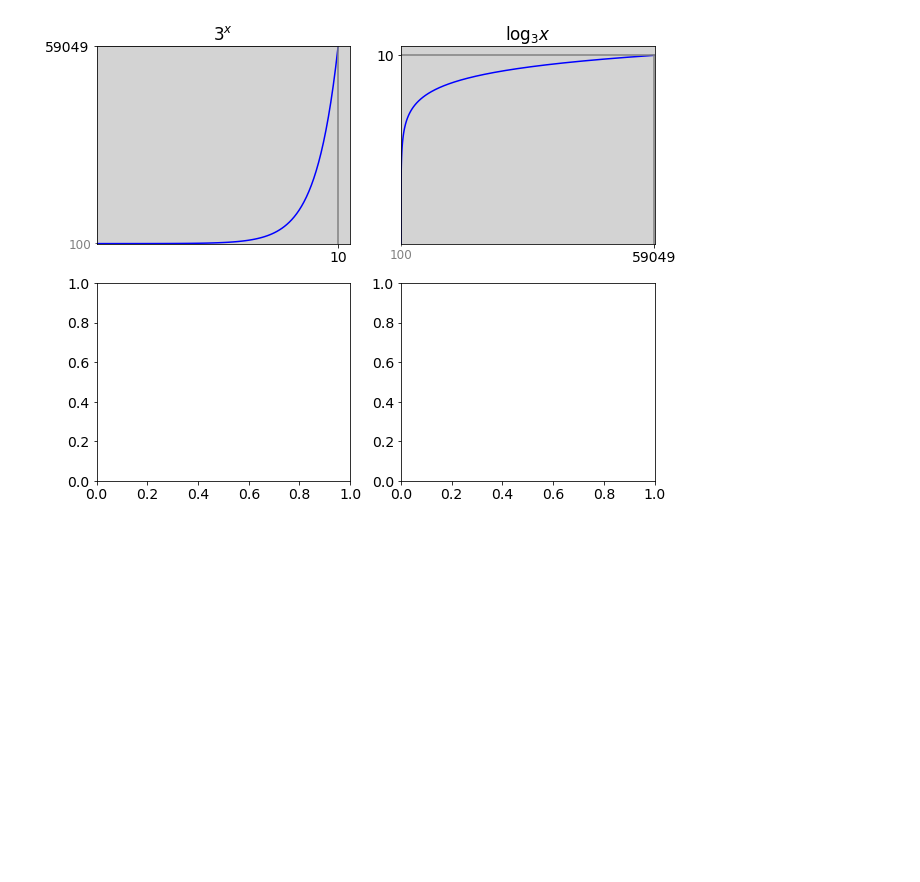
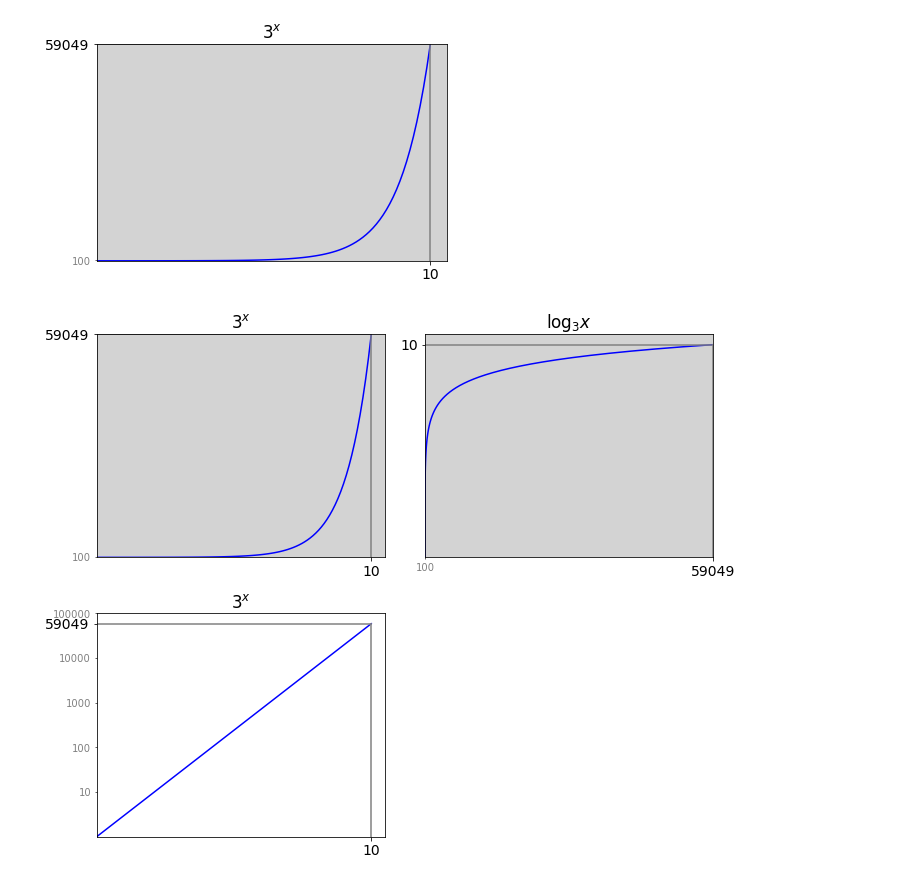
Before and after one commit to gmarkkula/blog, a Jupyter notebook: content/posts/2021_human_logs/human_logs.ipynb, the cells around one changed output. Drawn from its saved outputs; the diff is of its cells as text; code cells hidden in the pictures; blank space fills up the shorter version.

```diff
--- a/content/posts/2021_human_logs/human_logs.ipynb
+++ b/content/posts/2021_human_logs/human_logs.ipynb
@@ -13,12 +13,7 @@ MAX_X = 10
 PLOT_MIN_X = 0
 PLOT_MAX_X = MAX_X + 0.5
 XPOS = np.arange(MIN_X, MAX_X+1)
-XPLOT = np.linspace(MIN_X, MAX_X+1, 100)
 YPOS = np.power(BASE, XPOS)
-YPLOT = np.power(BASE, XPLOT)
-YGRID = 100
-#YPOS = np.log(XPOS) / np.log(LOGBASE)
-#YPLOT = np.log(XPLOT) / np.log(LOGBASE)
 
 
 def make_gif(file_name, full = False):
@@ -42,41 +37,58 @@ def make_gif(file_name, full = False):
         yplot = np.power(BASE, xplot)
         expax.plot(xplot, yplot, 'b-')
         expax.plot(np.full(2, XPOS[i]), (0, YPOS[i]), 'gray')
+        expax.set_yticks((YGRID,), minor=True)
+        expax.set_yticklabels((f'{YGRID}',), minor=True, color='gray', fontsize=FONTSIZE-4)
+        expax.set_yticks((YPOS[i],))
         expax.set_xticks((XPOS[i],))
         expax.plot((0, XPOS[i]), np.full(2, YPOS[i]), 'gray')
-        expax.set_yticks((YPOS[i],))
-        expax.set_yticks((YGRID,), minor=True)
-        expax.set_yticklabels((f'{YGRID}',), minor=True, color='gray', fontsize=FONTSIZE-2)
         expax.set_xlim((PLOT_MIN_X, PLOT_MAX_X))
         expax.set_ylim((0, max_y))
         expax.set_title('$3^x$')
         if full:
             # plot logarithm
             logax.clear()
             logax.vlines(hlines, PLOT_MIN_X, PLOT_MAX_X,  'lightgray')
             logax.plot(yplot, xplot, 'b-')
             logax.plot(np.full(2, YPOS[i]), (0, XPOS[i]), 'gray')
             logax.set_xticks((YPOS[i],))
             logax.plot((0, YPOS[i]), np.full(2, XPOS[i]), 'gray')
             logax.set_yticks((XPOS[i],))
             logax.set_xticks((YGRID,), minor=True)
-            logax.set_xticklabels((f'{YGRID}',), minor=True, color='gray', fontsize=FONTSIZE-2)
+            logax.set_xticklabels((f'{YGRID}',), minor=True, color='gray', fontsize=FONTSIZE-4)
             logax.set_ylim((PLOT_MIN_X, PLOT_MAX_X))
             logax.set_xlim((0, max_y))
             logax.set_title('$\log_3 x$')
+            # plot exponential growth in logarithmic axis
+            explogax.clear()
+            explogax.semilogy(xplot, yplot, 'b-')
+            explogax.semilogy(np.full(2, XPOS[i]), (0, YPOS[i]), 'gray')
+            explogax.semilogy((0, XPOS[i]), np.full(2, YPOS[i]), 'gray')
+            explogax.set_xticks((XPOS[i],))
+            explogax.set_yticks((YPOS[i],))
+            explogax.set_yticklabels((f'{YPOS[i]}',))
+            explogax.set_yticks((10,100,1000,10000,100000), minor=True)
+            explogax.set_yticklabels(('10','100','1000','10000','100000'), minor=True, color='gray', fontsize=FONTSIZE-4)
+            explogax.set_xlim((PLOT_MIN_X, PLOT_MAX_X))
+            explogax.set_ylim((1, 100000))
+            explogax.set_title('$3^x$')
+            # empty axis
+            emptyax.set_visible(False)
 
         # save gif frame
         tempgiffiles.append(TEMPGIFNAME + '%i.png' % i)
+        plt.tight_layout()
         plt.savefig(tempgiffiles[-1])
 
     # make gif
-    with imageio.get_writer(file_name, mode='I', format='GIF-FI', duration=1, quantizer='nq', palettesize=256) as writer:
+    with imageio.get_writer(file_name, mode='I', format='GIF', duration=1) as writer:
         for tempgiffile in tempgiffiles:
             image = imageio.imread(tempgiffile)
             writer.append_data(image)
             os.remove(tempgiffile)
 
-#make_gif('exp.gif')
+make_gif('exp.gif')
 make_gif('expandlog.gif', full=True)
 # %% [output]
-[figure, old version]
+[figure, new version]
+[figure, added]
```
Also changed, not shown: 2 other files.
